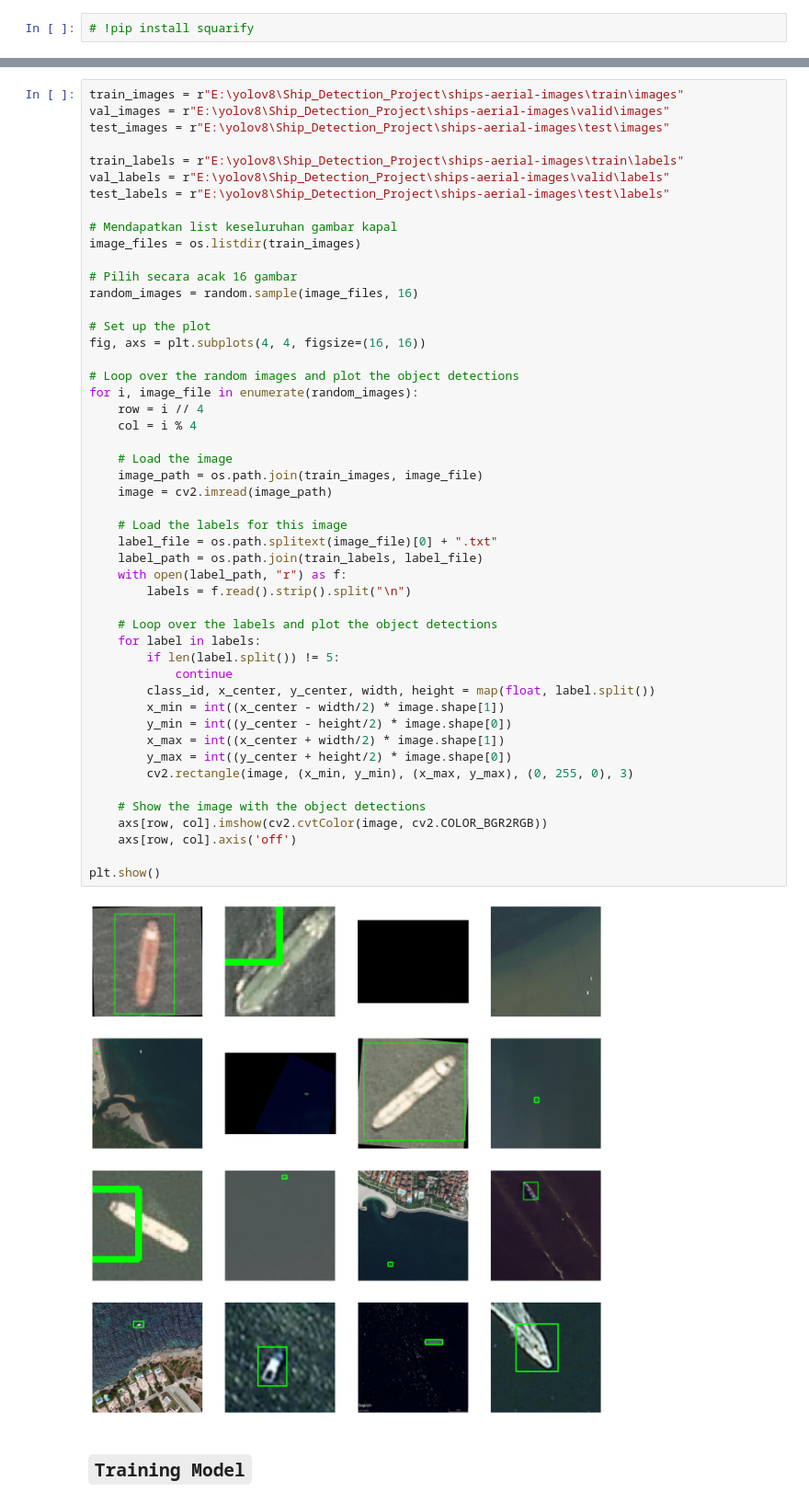
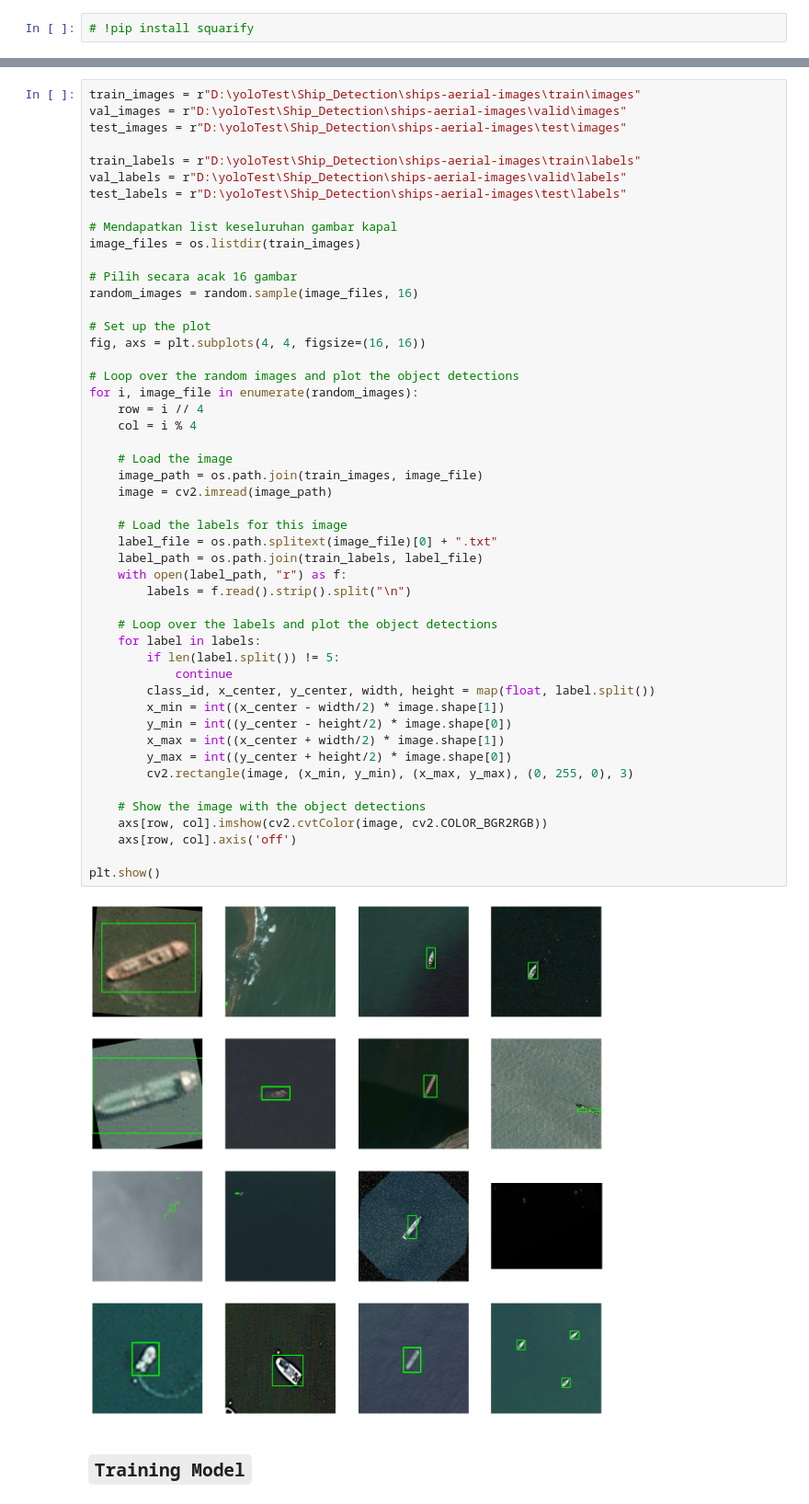
Before and after one commit to beemabee/Ship_Detection, a Jupyter notebook: ship_detection_yolov8.ipynb, the cells around one changed output, grey strips where cells are left out. Shown at 92% size. Drawn from its saved outputs; the diff is of its cells as text.

Commit message:
model + tuning
train model was done, and try to implementing hyperparameter optimizer

```diff
--- a/ship_detection_yolov8.ipynb
+++ b/ship_detection_yolov8.ipynb
@@ -19,13 +21,13 @@ sns.set_style('darkgrid')
 # import warnings
 %matplotlib inline
 # %%
-train_images = r"E:\yolov8\Ship_Detection_Project\ships-aerial-images\train\images"
-val_images = r"E:\yolov8\Ship_Detection_Project\ships-aerial-images\valid\images"
-test_images = r"E:\yolov8\Ship_Detection_Project\ships-aerial-images\test\images"
+train_images = r"D:\yoloTest\Ship_Detection\ships-aerial-images\train\images"
+val_images = r"D:\yoloTest\Ship_Detection\ships-aerial-images\valid\images"
+test_images = r"D:\yoloTest\Ship_Detection\ships-aerial-images\test\images"
 
-train_labels = r"E:\yolov8\Ship_Detection_Project\ships-aerial-images\train\labels"
-val_labels = r"E:\yolov8\Ship_Detection_Project\ships-aerial-images\valid\labels"
-test_labels = r"E:\yolov8\Ship_Detection_Project\ships-aerial-images\test\labels"
+train_labels = r"D:\yoloTest\Ship_Detection\ships-aerial-images\train\labels"
+val_labels = r"D:\yoloTest\Ship_Detection\ships-aerial-images\valid\labels"
+test_labels = r"D:\yoloTest\Ship_Detection\ships-aerial-images\test\labels"
 
 # Mendapatkan list keseluruhan gambar kapal
 image_files = os.listdir(train_images)
@@ -41,34 +43,34 @@ for i, image_file in enumerate(random_images):
     row = i // 4
     col = i % 4
 
     # Load the image
     image_path = os.path.join(train_images, image_file)
     image = cv2.imread(image_path)
 
     # Load the labels for this image
     label_file = os.path.splitext(image_file)[0] + ".txt"
     label_path = os.path.join(train_labels, label_file)
     with open(label_path, "r") as f:
         labels = f.read().strip().split("\n")
 
     # Loop over the labels and plot the object detections
     for label in labels:
         if len(label.split()) != 5:
             continue
         class_id, x_center, y_center, width, height = map(float, label.split())
         x_min = int((x_center - width/2) * image.shape[1])
         y_min = int((y_center - height/2) * image.shape[0])
         x_max = int((x_center + width/2) * image.shape[1])
         y_max = int((y_center + height/2) * image.shape[0])
         cv2.rectangle(image, (x_min, y_min), (x_max, y_max), (0, 255, 0), 3)
 
     # Show the image with the object detections
     axs[row, col].imshow(cv2.cvtColor(image, cv2.COLOR_BGR2RGB))
     axs[row, col].axis('off')
 
 plt.show()
 # %% [output]
-[figure, old version]
+[figure, new version]
 # %% [markdown]
 ## `Training Model`
 # %%
```
Also changed, not shown: parts of 8 cells of this notebook, 46 other files.
